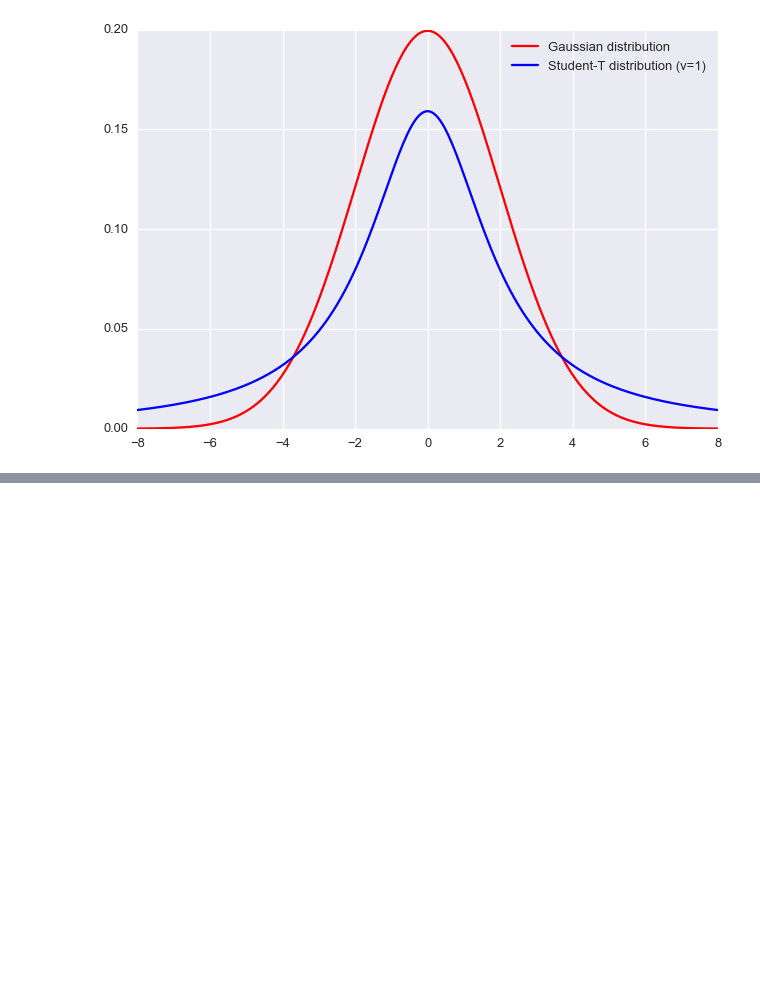
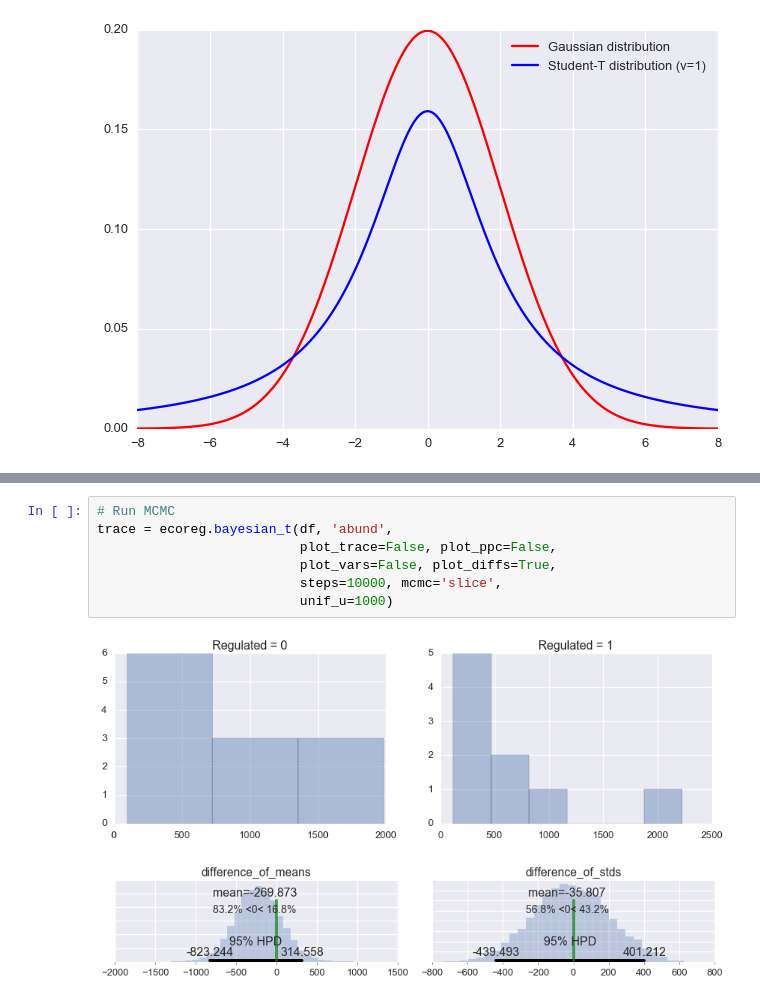
Before and after one commit to JamesSample/ECOREG, a Jupyter notebook: ecoreg_full_analysis_2.ipynb, the cells around one changed output, grey strips where cells are left out. Drawn from its saved outputs; the diff is of its cells as text; blank space fills up the shorter version.

```diff
--- a/ecoreg_full_analysis_2.ipynb
+++ b/ecoreg_full_analysis_2.ipynb
@@ -159,0 +209,10 @@ array([<matplotlib.axes._subplots.AxesSubplot object at 0x...>,
+# %%
+# Run MCMC
+trace = ecoreg.bayesian_t(df, 'abund',
+                          plot_trace=False, plot_ppc=False,
+                          plot_vars=False, plot_diffs=True,
+                          steps=10000, mcmc='slice',
+                          unif_u=1000)
+# %% [output]
+[figure, added]
+[figure, added]
```
Also changed, not shown: parts of 30 cells of this notebook, 3 other files.
